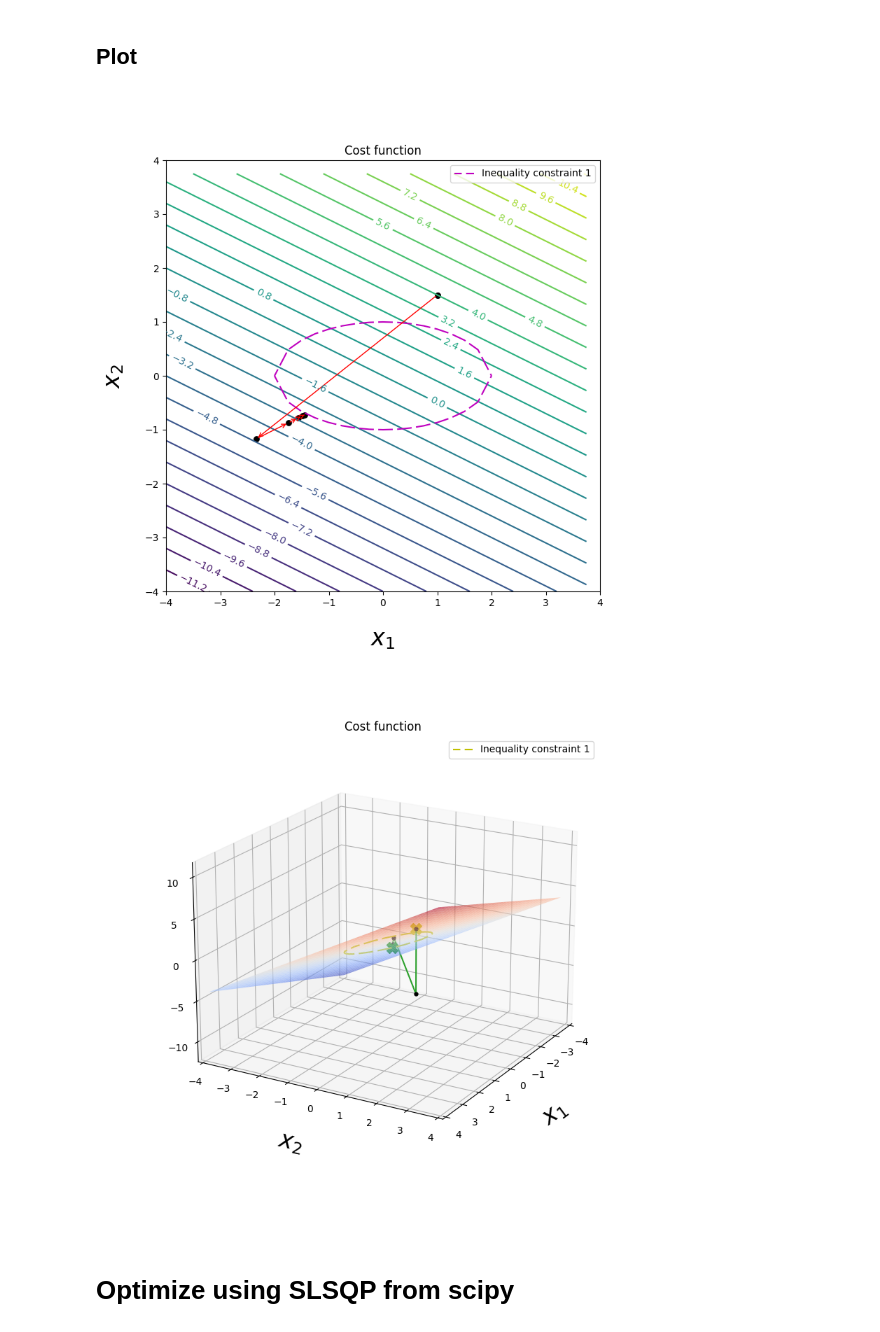
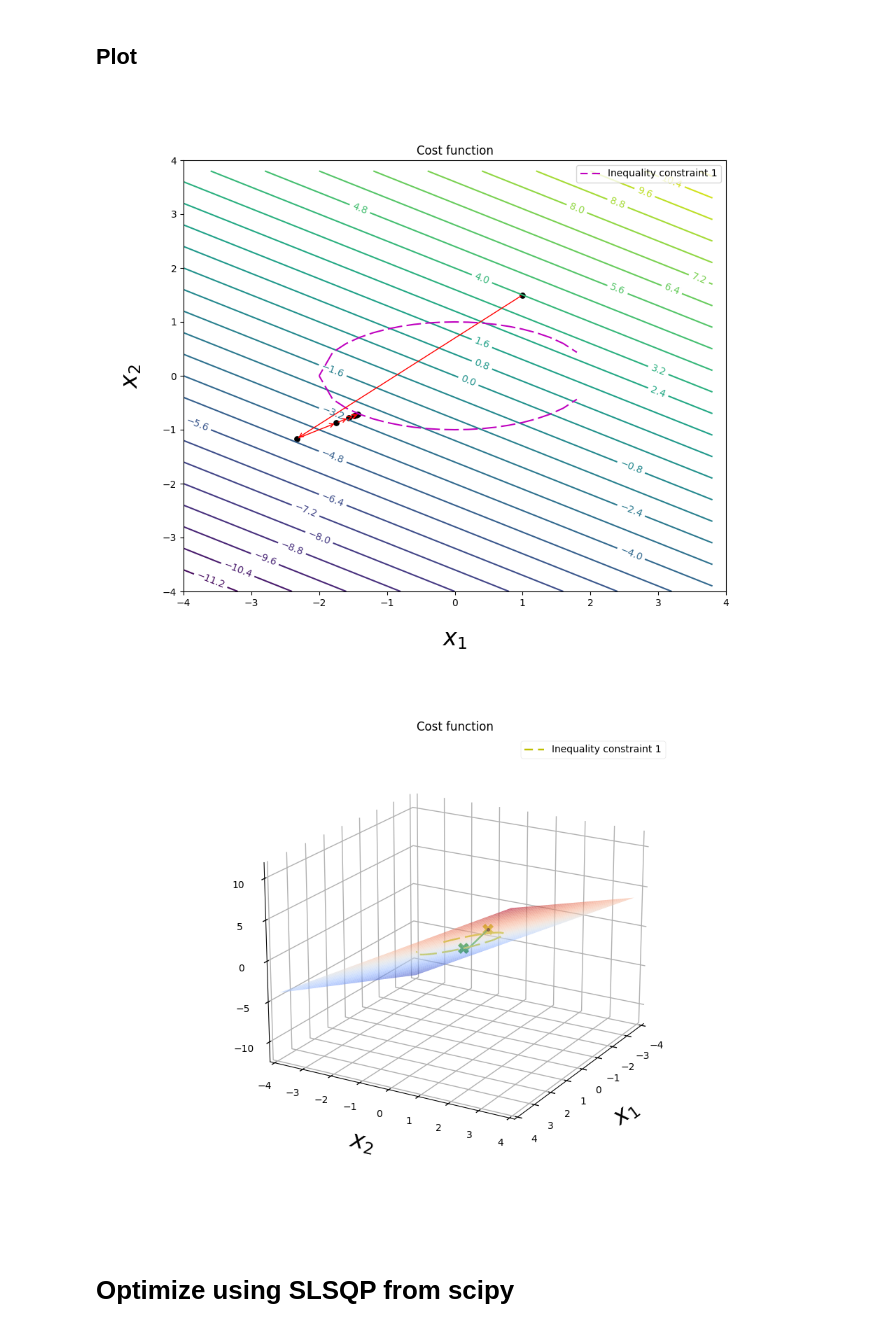
Before and after one commit to gabrielpalves/introduction-to-optimization, a Jupyter notebook: Projeto/exterior_penalty.ipynb, the cells around one changed output. Saved outputs shown, nothing was run; the diff lists cells and outputs as text; code cells hidden in the pictures.

Commit message:
fixed plots

```diff
--- a/Projeto/exterior_penalty.ipynb
+++ b/Projeto/exterior_penalty.ipynb
@@ -112,17 +112,17 @@ while not stop:
     # Conjugate gradient + Golden search method
     xt, f, df, t, xs, fs = CG_GS(x, alpha0, TolG, phi, f_alpha, mu, lambda_eq, lambda_ineq)
 
-    # Append points for plots
-    # points = np.concatenate((points, xs))
-    # values = np.concatenate((values, fs))
-    points = np.concatenate((points, np.array([x])))
-    values = np.concatenate((values, np.array([f])))
-
     # Check convergence
     f_opt, _, h, dh, g, dg = get_values(xt, obj_fun, eq_cons, ineq_cons)
     stop = check_convergence(k, f_old, f, f_opt, it_max, epsilon1, epsilon2)
     k = k + 1
     f_old = f
+
+    # Append points for plots
+    # points = np.concatenate((points, xs))
+    # values = np.concatenate((values, fs))
+    points = np.concatenate((points, np.array([xt])))
+    values = np.concatenate((values, np.array([f_opt])))
 
     # Update Lagrange multiplier, penalty parameter and starting point
     lambda_eq = lambda_eq + mu*h
@@ -164,11 +164,11 @@ all_x = np.reshape(all_x, ( int(all_x.size/2), 2 ))
 all_f = np.array(values)
 all_f = np.reshape(all_f, (all_f.size))
 # %%
-plot_2d_contour(all_x, obj_fun, eq_cons, ineq_cons, plot_h=True, plot_g=True)
-plot_3d_surface(all_x, all_f, obj_fun, eq_cons, ineq_cons, plot_h=True, plot_g=True)
+plot_2d_contour(all_x, obj_fun, eq_cons, ineq_cons, plot_h=True, plot_g=True, high_quality=False)
+plot_3d_surface(all_x, all_f, obj_fun, eq_cons, ineq_cons, plot_h=True, plot_g=True, high_quality=False)
 # %% [output]
-[figure, old version]
+[figure, new version]
-[figure, old version]
+[figure, new version]
 # %% [markdown]
 # Optimize using SLSQP from scipy
 # %%
```
Also changed, not shown: 1 other file.
